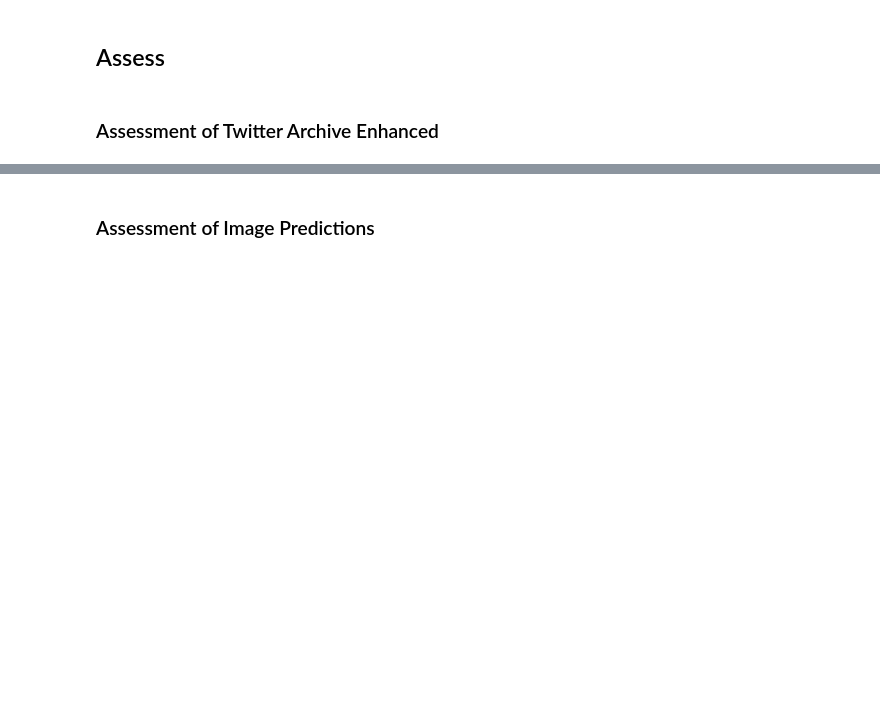
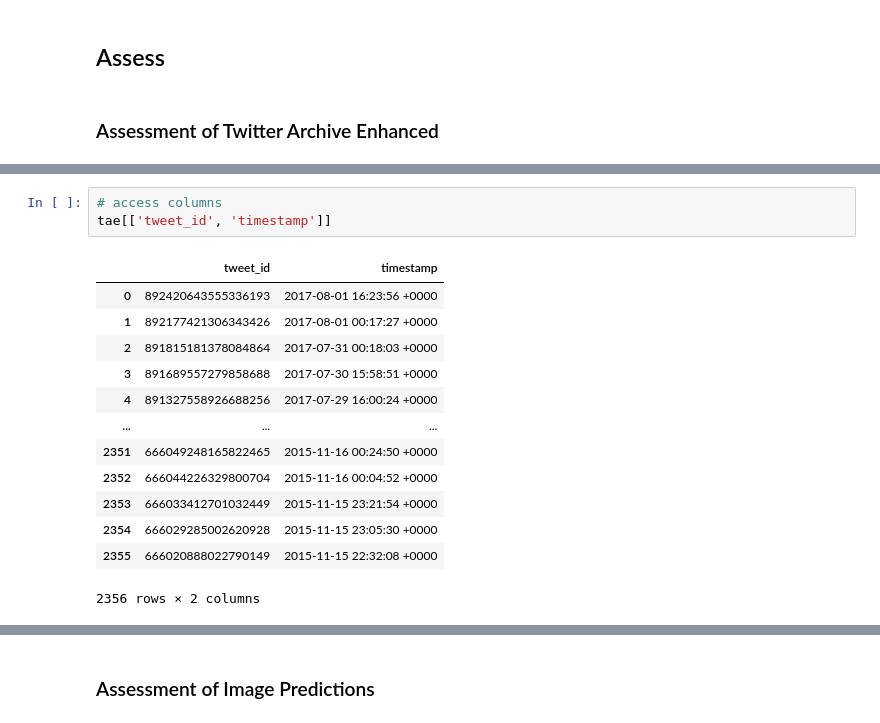
Before and after one commit to anneruhnke/data_wrangling, a Jupyter notebook: wrangle_act.ipynb, the cells around one changed output, grey strips where cells are left out. Cells and saved outputs as stored; diff of their text form; blank space fills up the shorter version.

```diff
--- a/wrangle_act.ipynb
+++ b/wrangle_act.ipynb
@@ -73,0 +120,17 @@ Image Predictions File
+# %%
+# access columns
+tae[['tweet_id', 'timestamp']]
+# %% [output]
+|  | tweet_id | timestamp |
+| 0 | 892420643555336193 | 2017-08-01 16:23:56 +0000 |
+| 1 | 892177421306343426 | 2017-08-01 00:17:27 +0000 |
+| 2 | 891815181378084864 | 2017-07-31 00:18:03 +0000 |
+| 3 | 891689557279858688 | 2017-07-30 15:58:51 +0000 |
+| 4 | 891327558926688256 | 2017-07-29 16:00:24 +0000 |
+| ... | ... | ... |
+| 2351 | 666049248165822465 | 2015-11-16 00:24:50 +0000 |
+| 2352 | 666044226329800704 | 2015-11-16 00:04:52 +0000 |
+| 2353 | 666033412701032449 | 2015-11-15 23:21:54 +0000 |
+| 2354 | 666029285002620928 | 2015-11-15 23:05:30 +0000 |
+| 2355 | 666020888022790149 | 2015-11-15 22:32:08 +0000 |
+2356 rows × 2 columns
```
Also changed, not shown: parts of 12 cells of this notebook.
